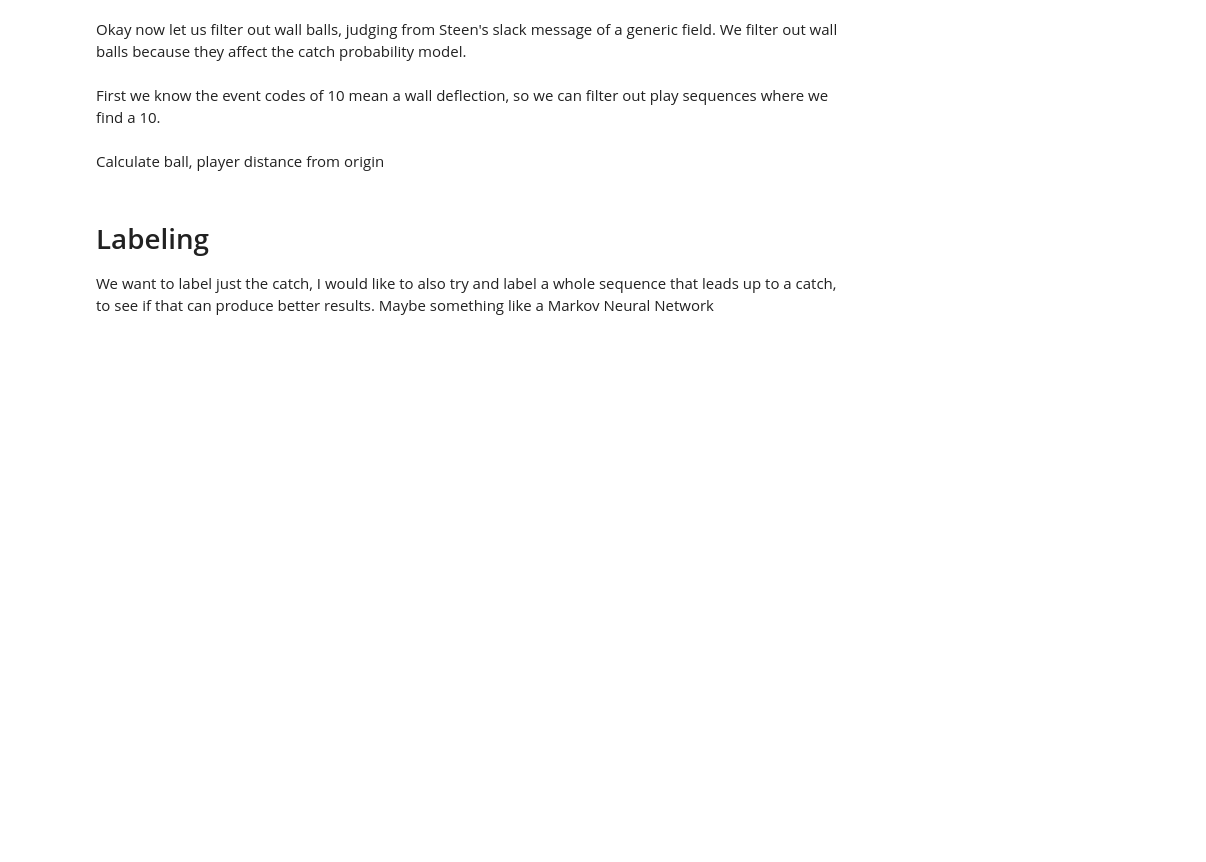
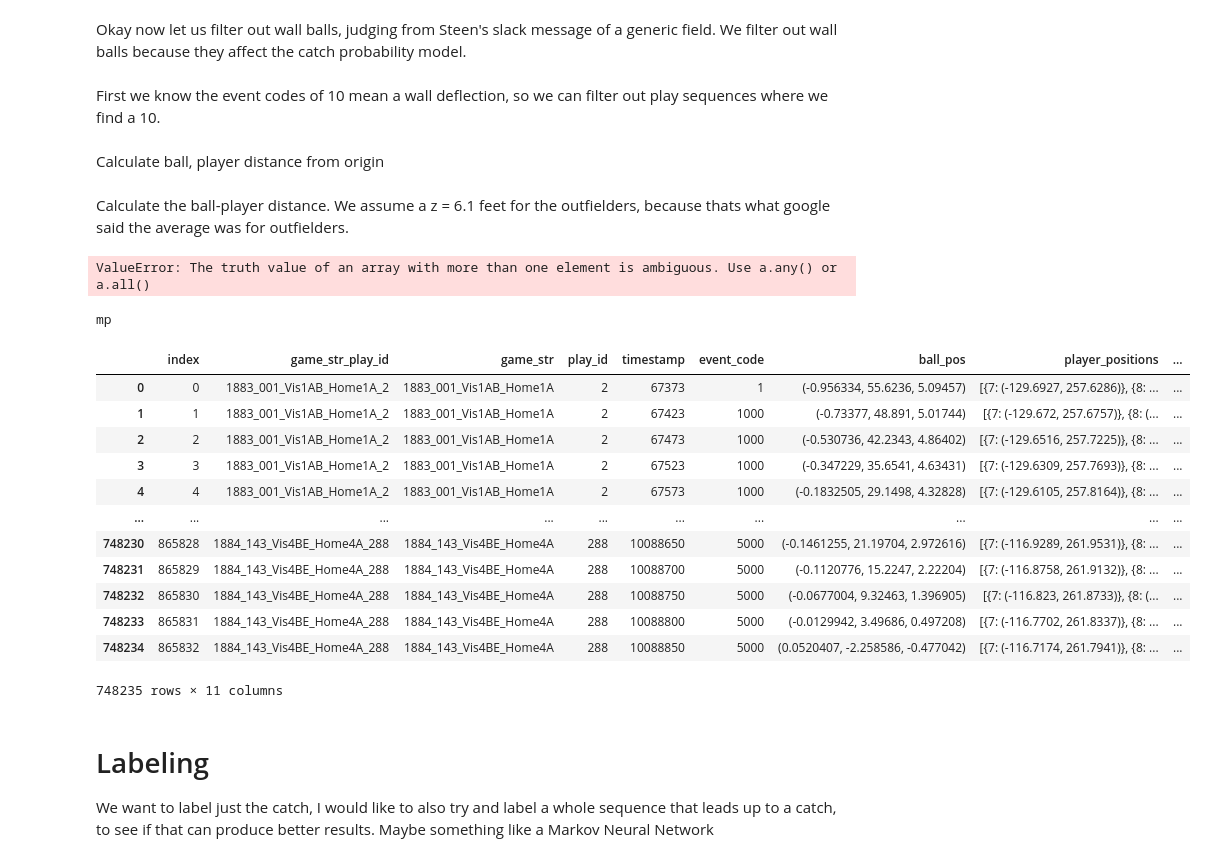
Before and after one commit to victorhauvi/SMT2024, a Jupyter notebook: 2024_SMT_Data_Challenge/SMT.ipynb, the cells around one changed output. Drawn from its saved outputs; the diff is of its cells as text; code cells hidden in the pictures; blank space fills up the shorter version.

```diff
--- a/2024_SMT_Data_Challenge/SMT.ipynb
+++ b/2024_SMT_Data_Challenge/SMT.ipynb
@@ -1268,3 +1258,52 @@ def distance_from_origin(position_list):
 
 df_final3['player_pos_from_o'] = df_final3['player_positions'].apply(distance_from_origin)
 df_final3.drop(columns=['index'])
+# %% [markdown]
+Calculate the ball-player distance. We assume a z = 6.1 feet for the outfielders, because thats what google said the average was for outfielders.
+# %%
+def calculate_player_ball_distances(row):
+    if pd.isna(row['ball_pos']) or pd.isna(row['player_positions']):
+        return np.nan
+
+    ball_pos = row['ball_pos']
+    player_positions = row['player_positions']
+
+    player_distances = []
+    for player_position in player_positions:
+        player_id = list(player_position.keys())[0]
+        x, y = player_position[player_id]
+        distance = euclidean_dist(ball_pos[0] - x, ball_pos[1] - y, ball_pos[2] - 6.1)
+        player_distances.append({player_id: distance})
+
+    return player_distances
+
+df_final3['player_ball_distances'] = df_final3.apply(calculate_player_ball_distances, axis=1)
+# %% [output]
+ValueError: The truth value of an array with more than one element is ambiguous. Use a.any() or a.all()
+# %%
+if [{7: (-129.6927, 257.6286)}, {8: (-5.5209, 308.6436)}, {9: (124.1271, 248.3889)}] == True:
+    print('hey')
+
+else:
+    print('mp')
+# %% [output]
+mp
+# %%
+df_final3['ball_pos'] = df_final3['ball_pos'].fillna(0)
+
+# For 'player_positions', assuming you want to replace NaN with an empty list (or another placeholder that makes sense)
+df_final3['player_positions'] = df_final3['player_positions'].fillna(0)
+# %% [output]
+|  | index | game_str_play_id | game_str | play_id | timestamp | event_code | ball_pos | player_positions | ... |
+| 0 | 0 | 1883_001_Vis1AB_Home1A_2 | 1883_001_Vis1AB_Home1A | 2 | 67373 | 1 | (-0.956334, 55.6236, 5.09457) | [{7: (-129.6927, 257.6286)}, {8: ... | ... |
+| 1 | 1 | 1883_001_Vis1AB_Home1A_2 | 1883_001_Vis1AB_Home1A | 2 | 67423 | 1000 | (-0.73377, 48.891, 5.01744) | [{7: (-129.672, 257.6757)}, {8: (... | ... |
+| 2 | 2 | 1883_001_Vis1AB_Home1A_2 | 1883_001_Vis1AB_Home1A | 2 | 67473 | 1000 | (-0.530736, 42.2343, 4.86402) | [{7: (-129.6516, 257.7225)}, {8: ... | ... |
+| 3 | 3 | 1883_001_Vis1AB_Home1A_2 | 1883_001_Vis1AB_Home1A | 2 | 67523 | 1000 | (-0.347229, 35.6541, 4.63431) | [{7: (-129.6309, 257.7693)}, {8: ... | ... |
+| 4 | 4 | 1883_001_Vis1AB_Home1A_2 | 1883_001_Vis1AB_Home1A | 2 | 67573 | 1000 | (-0.1832505, 29.1498, 4.32828) | [{7: (-129.6105, 257.8164)}, {8: ... | ... |
+| ... | ... | ... | ... | ... | ... | ... | ... | ... | ... |
+| 748230 | 865828 | 1884_143_Vis4BE_Home4A_288 | 1884_143_Vis4BE_Home4A | 288 | 10088650 | 5000 | (-0.1461255, 21.19704, 2.972616) | [{7: (-116.9289, 261.9531)}, {8: ... | ... |
+| 748231 | 865829 | 1884_143_Vis4BE_Home4A_288 | 1884_143_Vis4BE_Home4A | 288 | 10088700 | 5000 | (-0.1120776, 15.2247, 2.22204) | [{7: (-116.8758, 261.9132)}, {8: ... | ... |
+| 748232 | 865830 | 1884_143_Vis4BE_Home4A_288 | 1884_143_Vis4BE_Home4A | 288 | 10088750 | 5000 | (-0.0677004, 9.32463, 1.396905) | [{7: (-116.823, 261.8733)}, {8: (... | ... |
+| 748233 | 865831 | 1884_143_Vis4BE_Home4A_288 | 1884_143_Vis4BE_Home4A | 288 | 10088800 | 5000 | (-0.0129942, 3.49686, 0.497208) | [{7: (-116.7702, 261.8337)}, {8: ... | ... |
+| 748234 | 865832 | 1884_143_Vis4BE_Home4A_288 | 1884_143_Vis4BE_Home4A | 288 | 10088850 | 5000 | (0.0520407, -2.258586, -0.477042) | [{7: (-116.7174, 261.7941)}, {8: ... | ... |
+748235 rows × 11 columns
```
Also changed, not shown: parts of 8 cells of this notebook.
